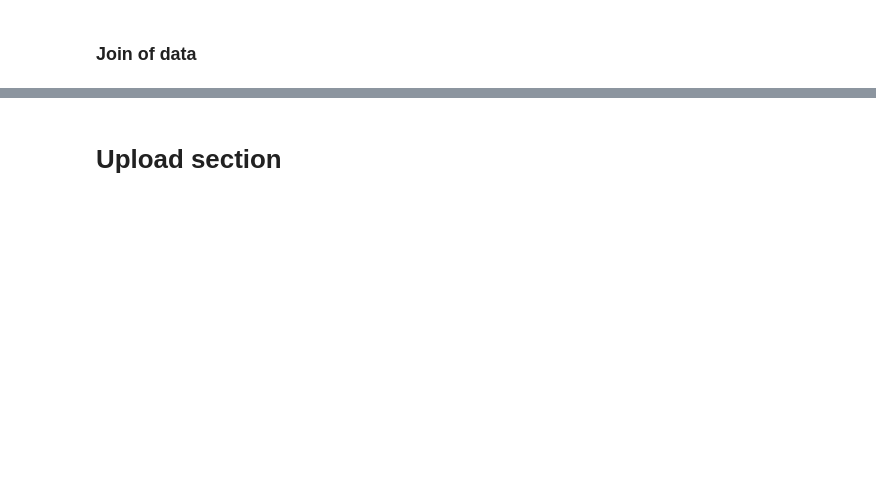
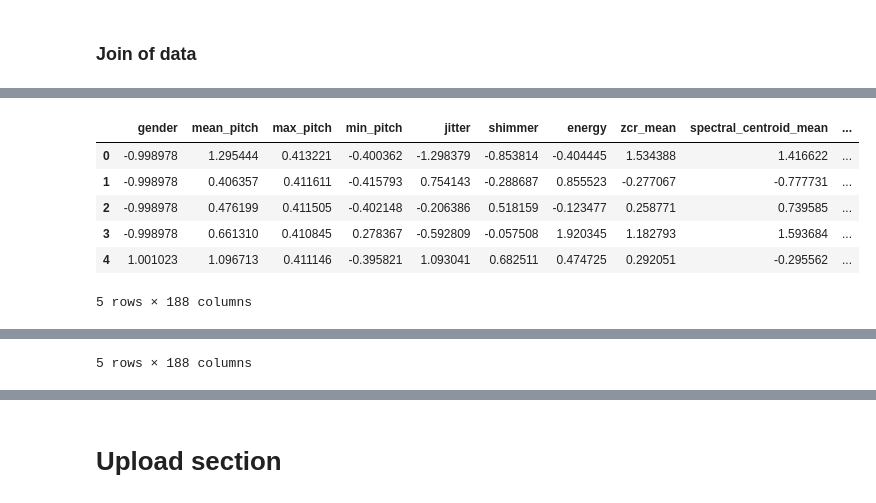
Before and after one commit to OTOTOTO02/Data-Science-Lab-process-and-methods-2024-25-WInter-Assignment, a Jupyter notebook: main.ipynb, the cells around one changed output, grey strips where cells are left out. Saved outputs shown, nothing was run; the diff lists cells and outputs as text; code cells hidden in the pictures; blank space fills up the shorter version.

```diff
--- a/main.ipynb
+++ b/main.ipynb
@@ -448,3 +622,18 @@ def plot_error_distripution(y_pred, y_val, precision):
 # from sklearn.model_selection import cross_val_score
 
 # cross_val_score(make_pipeline(StandardScaler(), RandomForestRegressor()), step3_log_dev_df, ages_df, cv=15, scoring='neq_mean_squared_error').mean().abs()
+# %%
+# let us try several models
+models =[
+    LinearRegression(),
+    RandomForestRegressor(random_state=341967),
+    HistGradientBoostingRegressor(random_state=341967),
+    SVR(),
+    KNeighborsRegressor(),
+    MLPRegressor(random_state=341967),
+    Lasso(random_state=341967),
+    Ridge(random_state=341967),
+    DecisionTreeRegressor(random_state=341967)
+]
+
+names=['Linear reg', 'Random Forest', 'HistGB', 'SVR', 'KNN', 'MLP', 'Lasso', 'Ridge', 'Decision Tree']
@@ -1149,9 +1514,17 @@ display(step4_eval_df.head())
 # %%
 # need standardize data
 scaler_join = StandardScaler().fit(step4_dev_df)
 
 step4_dev_norm_df = pd.DataFrame(scaler_join.transform(step4_dev_df), columns=step4_dev_df.columns)
 step4_eval_norm_df = pd.DataFrame(scaler_join.transform(step4_eval_df), columns=step4_eval_df.columns)
 
 display(step4_dev_norm_df.head())
-# display(step4_eval_norm_df.head())
+display(step4_eval_norm_df.head())
+# %% [output]
+|  | gender | mean_pitch | max_pitch | min_pitch | jitter | shimmer | energy | zcr_mean | spectral_centroid_mean | ... |
+| 0 | -0.998978 | 1.295444 | 0.413221 | -0.400362 | -1.298379 | -0.853814 | -0.404445 | 1.534388 | 1.416622 | ... |
+| 1 | -0.998978 | 0.406357 | 0.411611 | -0.415793 | 0.754143 | -0.288687 | 0.855523 | -0.277067 | -0.777731 | ... |
+| 2 | -0.998978 | 0.476199 | 0.411505 | -0.402148 | -0.206386 | 0.518159 | -0.123477 | 0.258771 | 0.739585 | ... |
+| 3 | -0.998978 | 0.661310 | 0.410845 | 0.278367 | -0.592809 | -0.057508 | 1.920345 | 1.182793 | 1.593684 | ... |
+| 4 | 1.001023 | 1.096713 | 0.411146 | -0.395821 | 1.093041 | 0.682511 | 0.474725 | 0.292051 | -0.295562 | ... |
+5 rows × 188 columns
@@ -1157,0 +1537 @@ display(step4_dev_norm_df.head())
+5 rows × 188 columns
```
Also changed, not shown: parts of 31 cells of this notebook.
